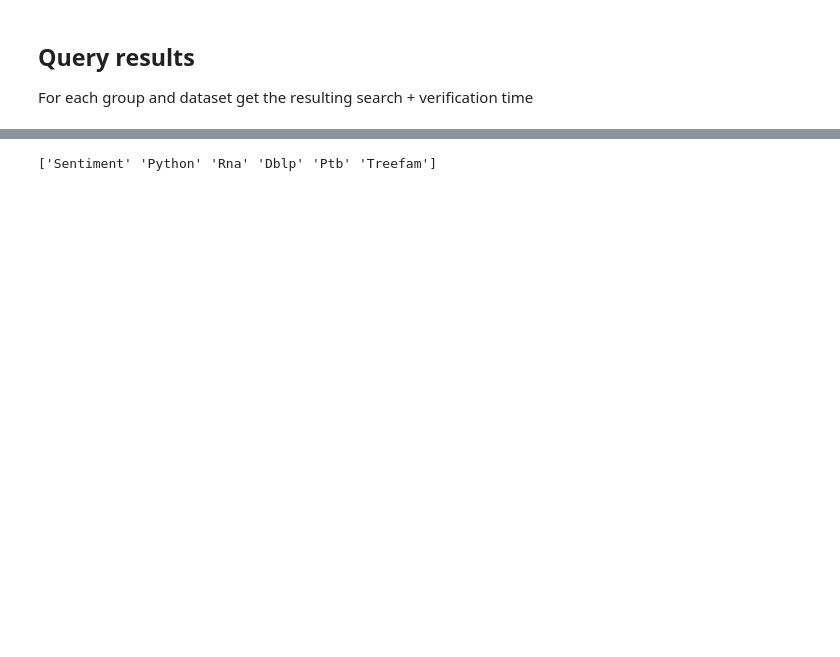
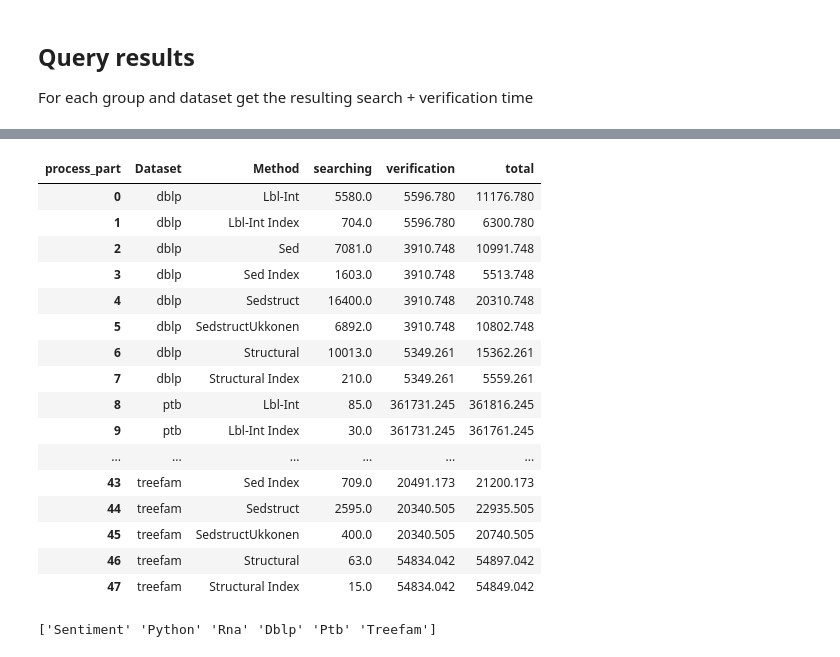
Before and after one commit to LukMRVC/tree-statistics, a Jupyter notebook: TED-viz.ipynb, the cells around one changed output, grey strips where cells are left out. Cells and saved outputs as stored; diff of their text form; code cells hidden in the pictures; blank space fills up the shorter version.

```diff
--- a/TED-viz.ipynb
+++ b/TED-viz.ipynb
@@ -2102,5 +2136,25 @@ pdf, vdf, sdf = get_precision_and_verification_for_ds(BASEPATH, cdf, ds_tree_cou
 # %%
 data = get_plot_data_ds(BASEPATH, ds_tree_count)
+# %%
+data.plotdata
+# %% [output]
+| process_part | Dataset | Method | searching | verification | total |
+| 0 | dblp | Lbl-Int | 5580.0 | 5596.780 | 11176.780 |
+| 1 | dblp | Lbl-Int Index | 704.0 | 5596.780 | 6300.780 |
+| 2 | dblp | Sed | 7081.0 | 3910.748 | 10991.748 |
+| 3 | dblp | Sed Index | 1603.0 | 3910.748 | 5513.748 |
+| 4 | dblp | Sedstruct | 16400.0 | 3910.748 | 20310.748 |
+| 5 | dblp | SedstructUkkonen | 6892.0 | 3910.748 | 10802.748 |
+| 6 | dblp | Structural | 10013.0 | 5349.261 | 15362.261 |
+| 7 | dblp | Structural Index | 210.0 | 5349.261 | 5559.261 |
+| 8 | ptb | Lbl-Int | 85.0 | 361731.245 | 361816.245 |
+| 9 | ptb | Lbl-Int Index | 30.0 | 361731.245 | 361761.245 |
+| ... | ... | ... | ... | ... | ... |
+| 43 | treefam | Sed Index | 709.0 | 20491.173 | 21200.173 |
+| 44 | treefam | Sedstruct | 2595.0 | 20340.505 | 22935.505 |
+| 45 | treefam | SedstructUkkonen | 400.0 | 20340.505 | 20740.505 |
+| 46 | treefam | Structural | 63.0 | 54834.042 | 54897.042 |
+| 47 | treefam | Structural Index | 15.0 | 54834.042 | 54849.042 |
 # %%
 print(data.sdf['Dataset'].unique())
 # %% [output]
```
Also changed, not shown: parts of 10 cells of this notebook.
